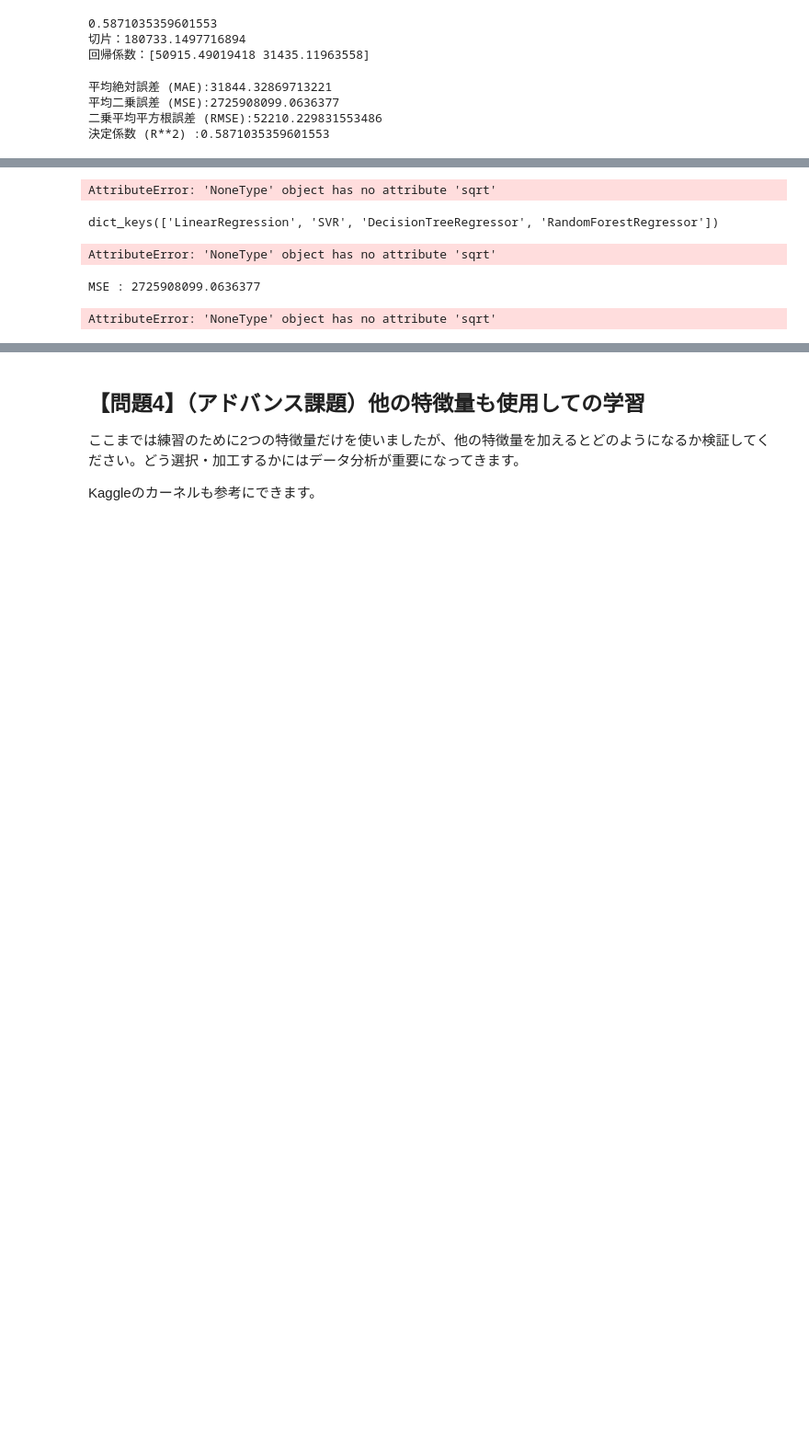
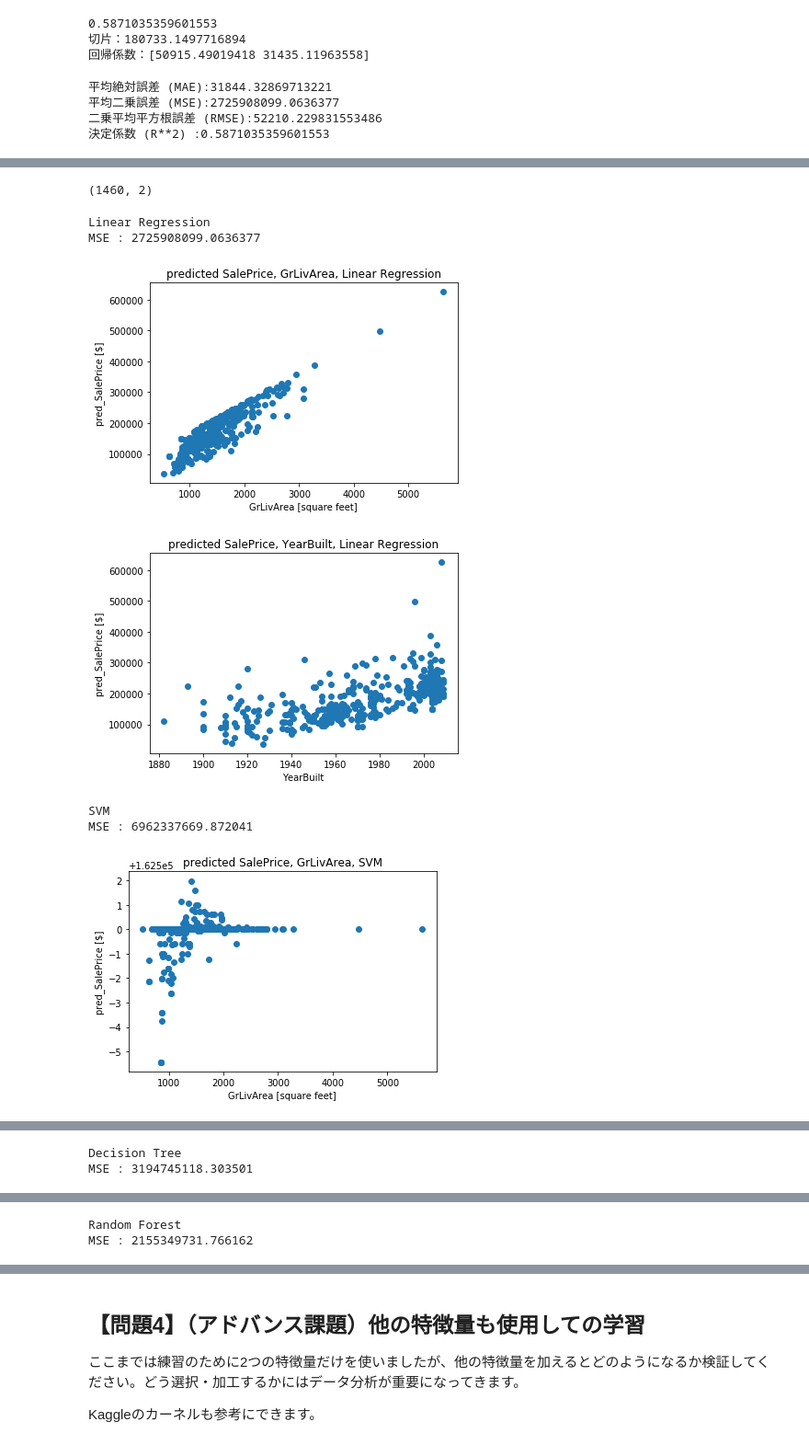
Before and after one commit to tazawanok/diveintocode-ml, a Jupyter notebook: week4_Pre-challenge2.ipynb, the cells around one changed output, grey strips where cells are left out. Shown: that part at 92% size. Drawn from its saved outputs; the diff is of its cells as text; code cells hidden in the pictures; blank space fills up the shorter version.

```diff
--- a/week4_Pre-challenge2.ipynb
+++ b/week4_Pre-challenge2.ipynb
@@ -2,5 +2,5 @@
 import pandas as pd
 import numpy as np
 # %%
-housing = pd.read_csv("/Users/tazawanaoki/diveintocode-ml/house-prices-advanced-regression-techniques/train.csv")
+housing = pd.read_csv("/Users/naoki/train.csv")
 # %% [markdown]
@@ -170,40 +203,41 @@ Successfully installed matplotlib-3.1.1
-# %%
-import numpy as np
-import matplotlib.pyplot as plt
-
-# 乱数を生成
-x = np.random.rand(100)
-y = np.random.rand(100)
-
-# 散布図を描画
-plt.scatter(x, y)
-# %% [output]
-AttributeError: 'NoneType' object has no attribute 'sqrt'
-# %%
-models = {"LinearRegression": LinearRegression(),
-              "SVR": SVR(),
-              "DecisionTreeRegressor": DecisionTreeRegressor(),
-              "RandomForestRegressor": RandomForestRegressor()}
-models.keys()
-# %% [output]
-dict_keys(['LinearRegression', 'SVR', 'DecisionTreeRegressor', 'RandomForestRegressor'])
-# %%
-sns.scatterplot(x="petal_length", y="petal_width",hue="Species",style="Species",data=iris_df_replace)r(x=[1,1,2,2] ,y =  [1,1,2,2])
-# %% [output]
-AttributeError: 'NoneType' object has no attribute 'sqrt'
+# %%
+X.shape
+# %% [output]
+(1460, 2)
 # %%
 
-model = LinearRegression()
-model.fit(X_train, y_train)
-y_pred = model.predict(X_test)
-mse_list.append(mean_squared_error(y_test, y_pred))
-print("MSE : {}".format(mse_list[-1]))
+linear_reg = LinearRegression()
+svr = SVR()
+tree = DecisionTreeRegressor()
+random_forest = RandomForestRegressor()
 
-# plt.title("predicted SalePrice, GrLivArea, {}".format(model_name))
-# plt.xlabel("GrLivArea [square feet]")
-# plt.ylabel("SalePrice [$]")
-plt.scatter(X_test["GrLivArea"], y_pred)
-plt.show()
+models = [linear_reg, svr, tree, random_forest]
+model_names = ["Linear Regression", "SVM", "Decision Tree", "Random Forest"]
+mse_list = []
+
+for model, model_name in zip(models, model_names):
+    print(model_name)
+    model.fit(X_train, y_train)
+    y_pred = model.predict(X_test)
+    mse_list.append(mean_squared_error(y_test, y_pred))
+    print("MSE : {}".format(mse_list[-1]))
+
+    plt.title("predicted SalePrice, GrLivArea, {}".format(model_name))
+    plt.xlabel("GrLivArea [square feet]")
+    plt.ylabel("pred_SalePrice [$]")
+    plt.scatter(X_test["GrLivArea"], y_pred)
+    plt.show()
+
+    plt.title("predicted SalePrice, YearBuilt, {}".format(model_name))
+    plt.xlabel("YearBuilt")
+    plt.ylabel("pred_SalePrice [$]")
+    plt.scatter(X_test["YearBuilt"], y_pred)
+    plt.show()
 # %% [output]
+Linear Regression
 MSE : 2725908099.0636377
+[figure, added]
+[figure, added]
-AttributeError: 'NoneType' object has no attribute 'sqrt'
+SVM
+MSE : 6962337669.872041
+[figure, added]
@@ -209,0 +245,2 @@ AttributeError: 'NoneType' object has no attribute 'sqrt'
+Decision Tree
+MSE : 3194745118.303501
@@ -209,0 +249,2 @@ AttributeError: 'NoneType' object has no attribute 'sqrt'
+Random Forest
+MSE : 2155349731.766162
```
Also changed, not shown: parts of 67 cells of this notebook.
